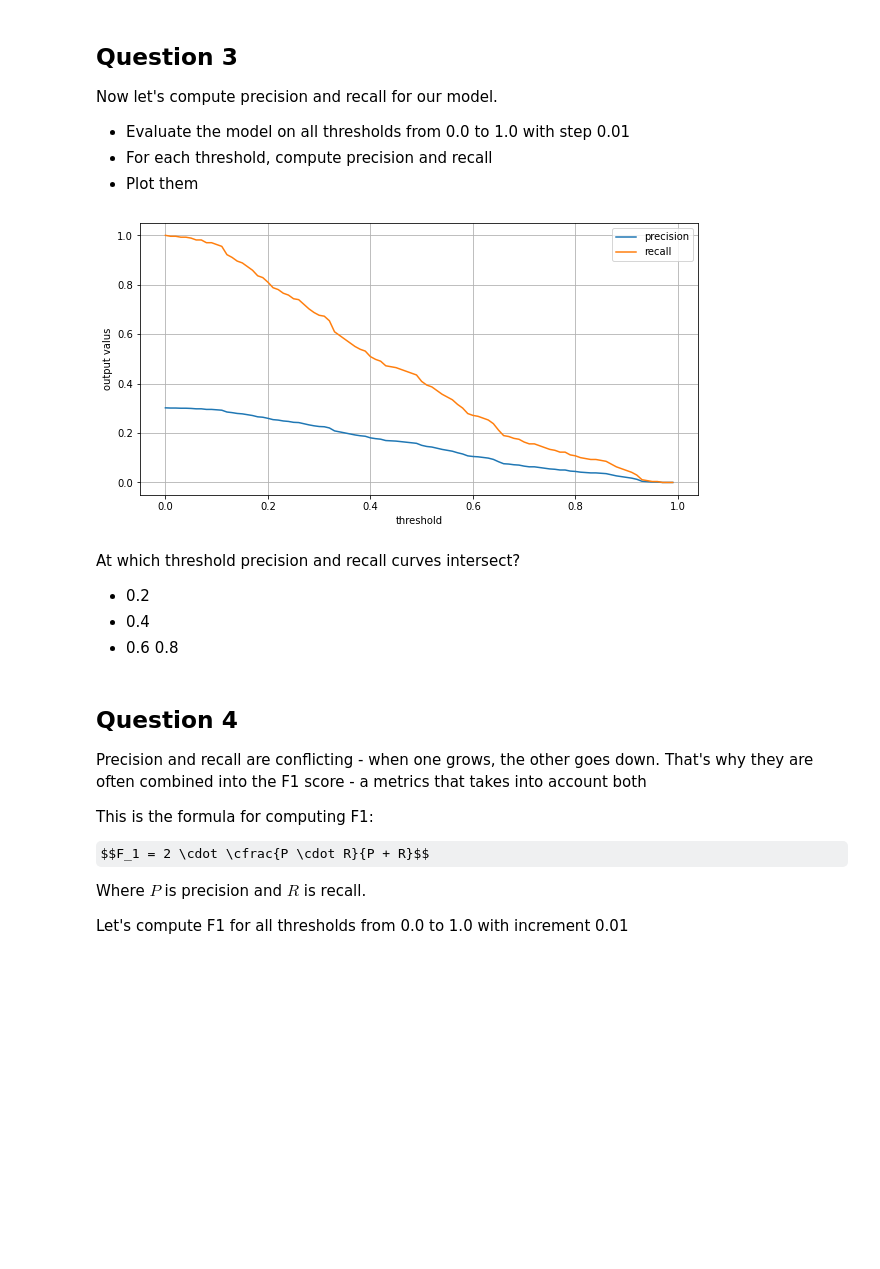
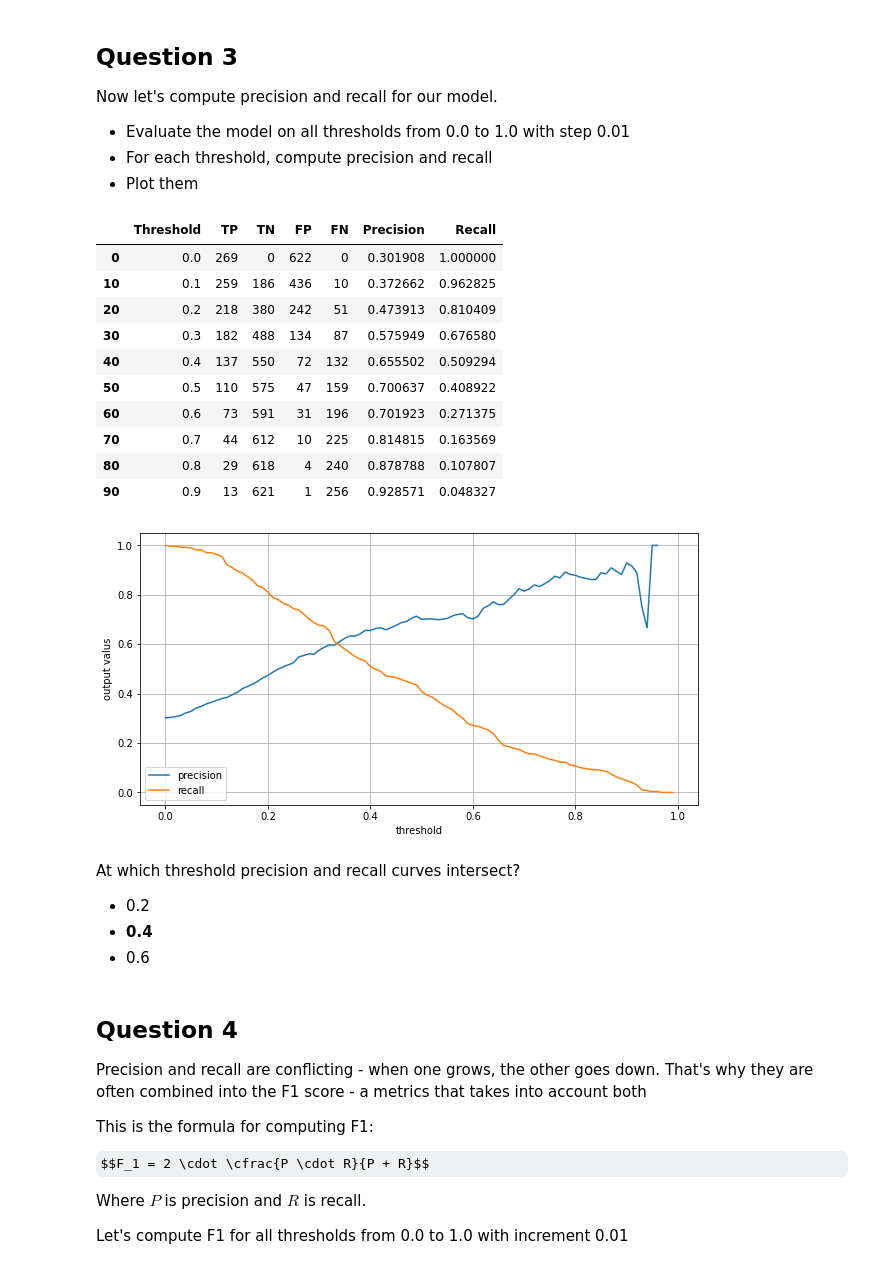
Before and after one commit to amindadgar/ML-Course-HomeWork4, a Jupyter notebook: homework-4-starter.ipynb, the cells around one changed output. Saved outputs shown, nothing was run; the diff lists cells and outputs as text; code cells hidden in the pictures; some formulas as TeX source; blank space fills up the shorter version.

```diff
--- a/homework-4-starter.ipynb
+++ b/homework-4-starter.ipynb
@@ -305,56 +284,74 @@ def evaluate_model(y_true, y_pred):
     thresholds = np.arange(0, 1, 0.01)
     ## precision and recall for every threshold
     precision_recall_arr = []
+    scores = []
 
     for threshold in thresholds:
+
+        actual_positive = (y_true == 1)
+        actual_negative = (y_true == 0)
+
+        predicted_positive = (y_pred >= threshold)
+        predicted_negative = (y_pred < threshold)
+
         ## make the y_predict Boolean values
         y_predict = y_pred > threshold
+
         ## True Positive
-        TP = (y_predict & y_true).sum()
+        TP = (predicted_positive & actual_positive).sum()
 
         ## True Negative
-        TN = ((y_predict == 0) & (y_true == 0)).sum()
+        TN = (predicted_negative & actual_negative).sum()
 
         ## False Positive
-        FP = (y_pred & (y_true == 0)).sum()
+        FP = (predicted_positive & actual_negative).sum()
 
         ## False Negative
-        FN = ((y_predict == 0) & y_true ).sum()
+        FN = (predicted_negative & actual_positive).sum()
 
-        # For Debug
-#         confusion_matrix = [
-#             [TP, FP],
-#             [FN, TN]
-#         ]
         precision = TP / (TP + FP)
         recall = TP / ( TP + FN )
-        precision_recall_arr.append([precision, recall])
-    return precision_recall_arr
+        scores.append((threshold, TP, TN, FP, FN, precision, recall))
 
-values = evaluate_model(y_valid, y_pred)
+    ## Create a dataframe of the results
+    columns = ['Threshold', 'TP', 'TN', 'FP', 'FN', 'Precision', 'Recall']
+    Data = pd.DataFrame(scores, columns=columns)
 
-precision = np.array(values)[:,0]
-recall = np.array(values)[:,1]
+    return Data
 
-thresholds = np.arange(0, 1, 0.01)
-
-plt.figure(figsize=(10,5))
-plt.plot(thresholds, values)
-plt.legend(['precision', 'recall'])
-plt.grid(True)
-plt.xlabel('threshold')
-plt.ylabel('output valus')
-
-plt.show()
+results_df = evaluate_model(y_valid, y_pred)
+results_df[::10]
 # %% [output]
-[figure, removed]
+|  | Threshold | TP | TN | FP | FN | Precision | Recall |
+| 0 | 0.0 | 269 | 0 | 622 | 0 | 0.301908 | 1.000000 |
+| 10 | 0.1 | 259 | 186 | 436 | 10 | 0.372662 | 0.962825 |
+| 20 | 0.2 | 218 | 380 | 242 | 51 | 0.473913 | 0.810409 |
+| 30 | 0.3 | 182 | 488 | 134 | 87 | 0.575949 | 0.676580 |
+| 40 | 0.4 | 137 | 550 | 72 | 132 | 0.655502 | 0.509294 |
+| 50 | 0.5 | 110 | 575 | 47 | 159 | 0.700637 | 0.408922 |
+| 60 | 0.6 | 73 | 591 | 31 | 196 | 0.701923 | 0.271375 |
+| 70 | 0.7 | 44 | 612 | 10 | 225 | 0.814815 | 0.163569 |
+| 80 | 0.8 | 29 | 618 | 4 | 240 | 0.878788 | 0.107807 |
+| 90 | 0.9 | 13 | 621 | 1 | 256 | 0.928571 | 0.048327 |
+# %%
+plt.figure(figsize=(10,5))
+plt.plot(results_df.Threshold, results_df.Precision)
+plt.plot(results_df.Threshold, results_df.Recall)
+
+plt.legend(['precision', 'recall'])
+plt.grid(True)
+plt.xlabel('threshold')
+plt.ylabel('output valus')
+
+plt.show()
+# %% [output]
+[figure, added]
 # %% [markdown]
 At which threshold precision and recall curves intersect?
 
 * 0.2
-* 0.4
+* **0.4**
 * 0.6
-0.8
 # %% [markdown]
 ## Question 4
 
```
Also changed, not shown: parts of 5 cells of this notebook.
